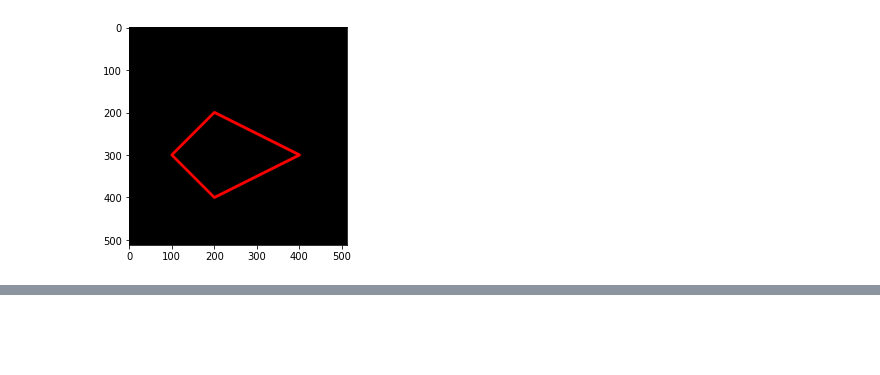
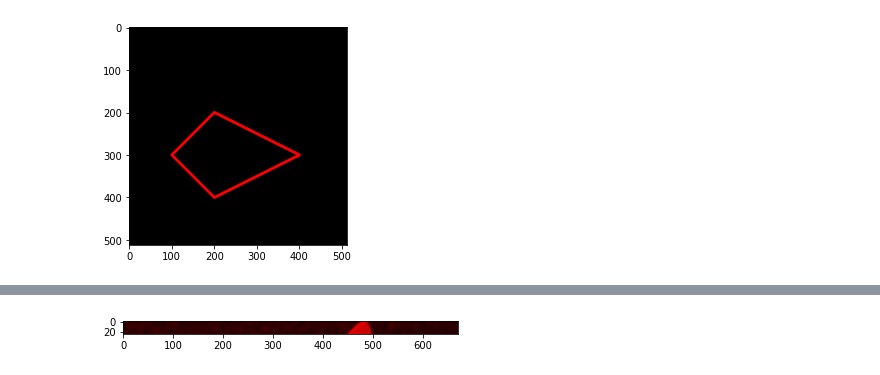
Before and after one commit to raihanhd12/PCVK_Genap_2023, a Jupyter notebook: Minggu 2/Week2.ipynb, the cells around one changed output, grey strips where cells are left out. Saved outputs shown, nothing was run; the diff lists cells and outputs as text; code cells hidden in the pictures; blank space fills up the shorter version.

```diff
--- a/Minggu 2/Week2.ipynb
+++ b/Minggu 2/Week2.ipynb
@@ -141,0 +248,15 @@ plt.imshow(black_img2)
+# %%
+# Inisiasi Variabel gambar
+imgt4 = img
+
+# Konversi channel BGR -> RGB
+img_rgb = cv.cvtColor(imgt4, cv.COLOR_BGR2RGB)
+
+# Tampilkan sebagian Gambar
+img_red = img_rgb[5:30, :, :]
+img_red[:, :, 1] = 0
+img_red[:, :, 2] = 0
+plt.imshow(img_red)
+plt.show()
+# %% [output]
+[figure, added]
```
Also changed, not shown: parts of 24 cells of this notebook.
